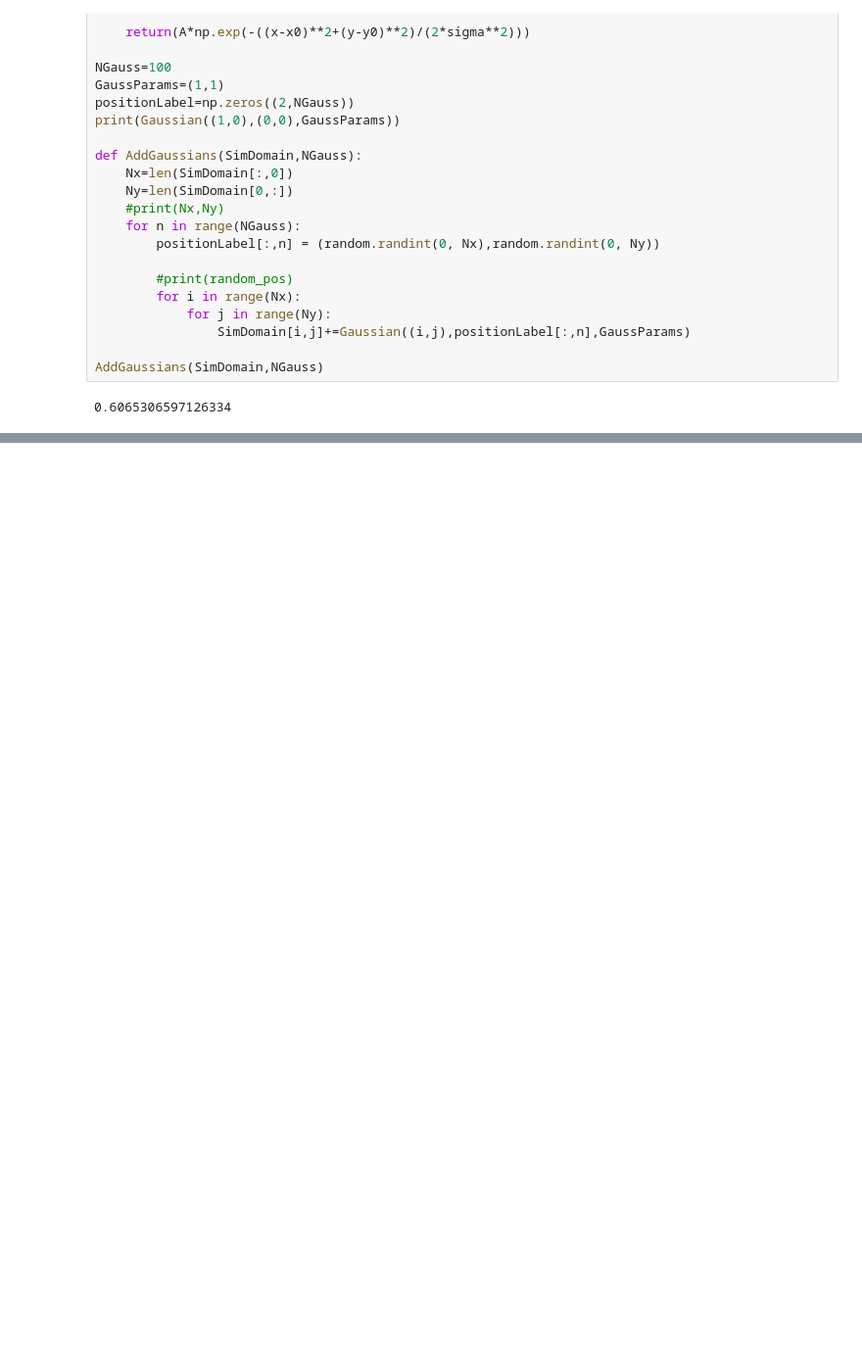
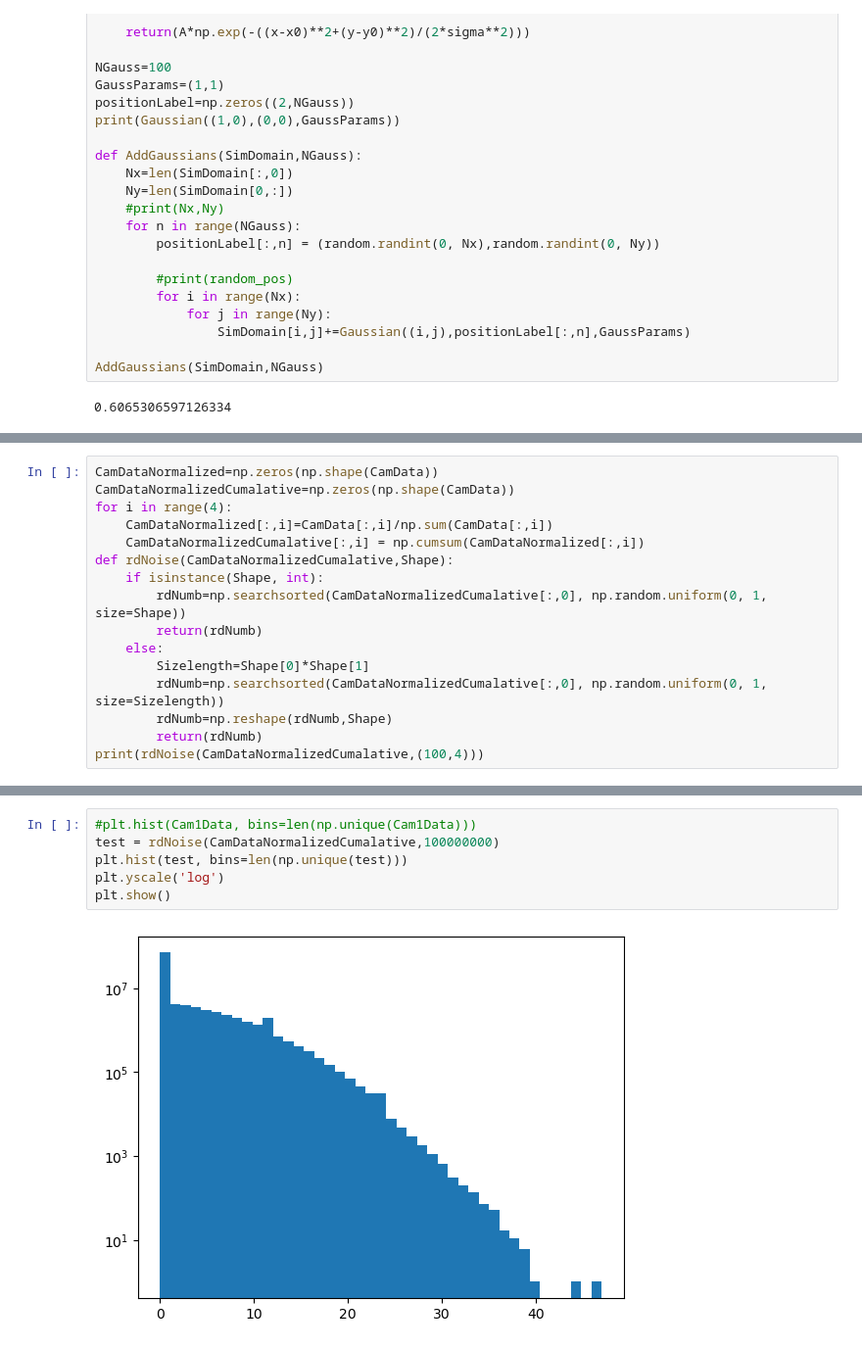
Before and after one commit to Eigil121/particle_tracking_02456, a Jupyter notebook: notebooks/SimulatedData.ipynb, the cells around one changed output, grey strips where cells are left out. Shown at 98% size. Cells and saved outputs as stored; diff of their text form; blank space fills up the shorter version.

```diff
--- a/notebooks/SimulatedData.ipynb
+++ b/notebooks/SimulatedData.ipynb
@@ -103,0 +144,16 @@ print(positionLabel)
+# %%
+CamDataNormalized=np.zeros(np.shape(CamData))
+CamDataNormalizedCumalative=np.zeros(np.shape(CamData))
+for i in range(4):
+    CamDataNormalized[:,i]=CamData[:,i]/np.sum(CamData[:,i])
+    CamDataNormalizedCumalative[:,i] = np.cumsum(CamDataNormalized[:,i])
+def rdNoise(CamDataNormalizedCumalative,Shape):
+    if isinstance(Shape, int):
+        rdNumb=np.searchsorted(CamDataNormalizedCumalative[:,0], np.random.uniform(0, 1, size=Shape))
+        return(rdNumb)
+    else:
+        Sizelength=Shape[0]*Shape[1]
+        rdNumb=np.searchsorted(CamDataNormalizedCumalative[:,0], np.random.uniform(0, 1, size=Sizelength))
+        rdNumb=np.reshape(rdNumb,Shape)
+        return(rdNumb)
+print(rdNoise(CamDataNormalizedCumalative,(100,4)))
@@ -103,0 +221,8 @@ print(positionLabel)
+# %%
+#plt.hist(Cam1Data, bins=len(np.unique(Cam1Data)))
+test = rdNoise(CamDataNormalizedCumalative,100000000)
+plt.hist(test, bins=len(np.unique(test)))
+plt.yscale('log')
+plt.show()
+# %% [output]
+[figure, added]
```
Also changed, not shown: parts of 22 cells of this notebook, 7 other files.
